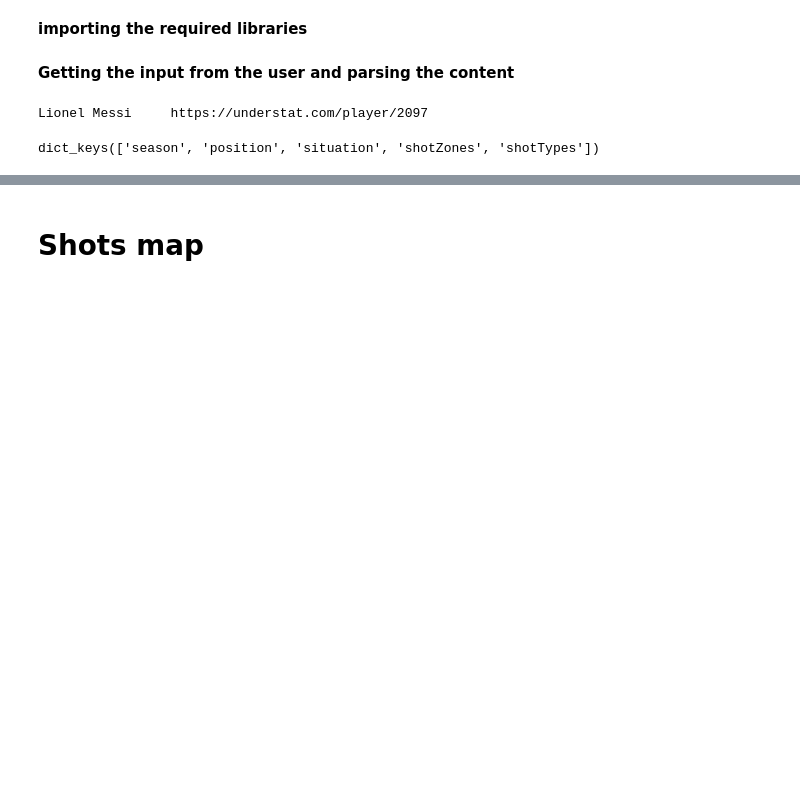
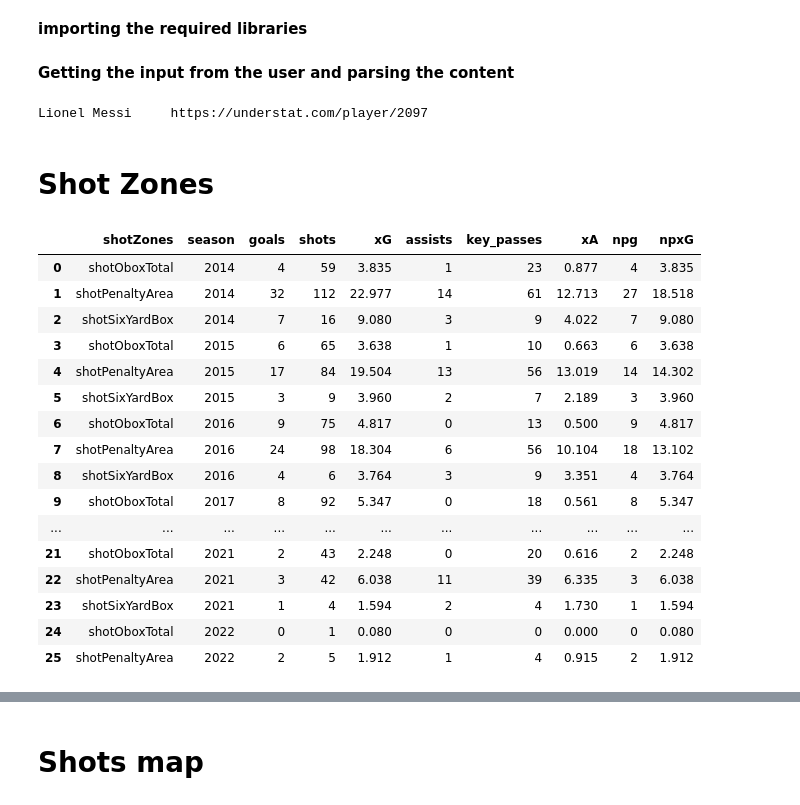
Before and after one commit to trezeguet74/UnderStatScrapper, a Jupyter notebook: UnderStat Scrapper.ipynb, the cells around one changed output, grey strips where cells are left out. Cells and saved outputs as stored; diff of their text form; code cells hidden in the pictures; blank space fills up the shorter version.

```diff
--- a/UnderStat Scrapper.ipynb
+++ b/UnderStat Scrapper.ipynb
@@ -29,6 +28,68 @@ ind_end = strings.index("')")
 json_data = strings[ind_start:ind_end]
 json_data = json_data.encode('utf8').decode('unicode_escape')
 json_data = json.loads(json_data)
-json_data.keys()
-# %% [output]
-dict_keys(['season', 'position', 'situation', 'shotZones', 'shotTypes'])
+# %% [markdown]
+# **Shot Zones**
+# %%
+def ShotsArea():
+    shotzone = []
+    season = []
+    g = []
+    sh = []
+    xg = []
+    assists = []
+    kp = []
+    xa = []
+    npg = []
+    npxg = []
+
+    for year in list(json_data['shotZones'].keys()):
+        for type in json_data['shotZones'][year].keys():
+            for param in json_data['shotZones'][year][type].keys():
+                if param == "shotZones":
+                    shotzone.append(json_data['shotZones'][year][type][param])
+                elif param == "season":
+                    season.append(json_data['shotZones'][year][type][param])
+                elif param == "goals":
+                    g.append(json_data['shotZones'][year][type][param])
+                elif param == "shots":
+                    sh.append(json_data['shotZones'][year][type][param])
+                elif param == "xG":
+                    xg.append(json_data['shotZones'][year][type][param])
+                elif param == "assists":
+                    assists.append(json_data['shotZones'][year][type][param])
+                elif param == "key_passes":
+                    kp.append(json_data['shotZones'][year][type][param])
+                elif param == "xA":
+                    xa.append(json_data['shotZones'][year][type][param])
+                elif param == "npg":
+                    npg.append(json_data['shotZones'][year][type][param])
+                elif param == "npxG":
+                    npxg.append(json_data['shotZones'][year][type][param])
+
+    df = pd.DataFrame({"shotZones":shotzone,"season":season,"goals":g,"shots":sh,"xG":xg,"assists":assists,"key_passes":kp,"xA":xa,"npg":npg,"npxG":npxg})
+    for x in ["xG","xA","npxG"]:
+        df[x] = df[x].astype(float).round(3)
+    for x in ["goals","shots","assists","key_passes","npg"]:
+        df[x] = df[x].astype(int)
+    display(df)
+
+ShotsArea()
+# %% [output]
+|  | shotZones | season | goals | shots | xG | assists | key_passes | xA | npg | npxG |
+| 0 | shotOboxTotal | 2014 | 4 | 59 | 3.835 | 1 | 23 | 0.877 | 4 | 3.835 |
+| 1 | shotPenaltyArea | 2014 | 32 | 112 | 22.977 | 14 | 61 | 12.713 | 27 | 18.518 |
+| 2 | shotSixYardBox | 2014 | 7 | 16 | 9.080 | 3 | 9 | 4.022 | 7 | 9.080 |
+| 3 | shotOboxTotal | 2015 | 6 | 65 | 3.638 | 1 | 10 | 0.663 | 6 | 3.638 |
+| 4 | shotPenaltyArea | 2015 | 17 | 84 | 19.504 | 13 | 56 | 13.019 | 14 | 14.302 |
+| 5 | shotSixYardBox | 2015 | 3 | 9 | 3.960 | 2 | 7 | 2.189 | 3 | 3.960 |
+| 6 | shotOboxTotal | 2016 | 9 | 75 | 4.817 | 0 | 13 | 0.500 | 9 | 4.817 |
+| 7 | shotPenaltyArea | 2016 | 24 | 98 | 18.304 | 6 | 56 | 10.104 | 18 | 13.102 |
+| 8 | shotSixYardBox | 2016 | 4 | 6 | 3.764 | 3 | 9 | 3.351 | 4 | 3.764 |
+| 9 | shotOboxTotal | 2017 | 8 | 92 | 5.347 | 0 | 18 | 0.561 | 8 | 5.347 |
+| ... | ... | ... | ... | ... | ... | ... | ... | ... | ... | ... |
+| 21 | shotOboxTotal | 2021 | 2 | 43 | 2.248 | 0 | 20 | 0.616 | 2 | 2.248 |
+| 22 | shotPenaltyArea | 2021 | 3 | 42 | 6.038 | 11 | 39 | 6.335 | 3 | 6.038 |
+| 23 | shotSixYardBox | 2021 | 1 | 4 | 1.594 | 2 | 4 | 1.730 | 1 | 1.594 |
+| 24 | shotOboxTotal | 2022 | 0 | 1 | 0.080 | 0 | 0 | 0.000 | 0 | 0.080 |
+| 25 | shotPenaltyArea | 2022 | 2 | 5 | 1.912 | 1 | 4 | 0.915 | 2 | 1.912 |
```
Also changed, not shown: parts of 23 cells of this notebook.
